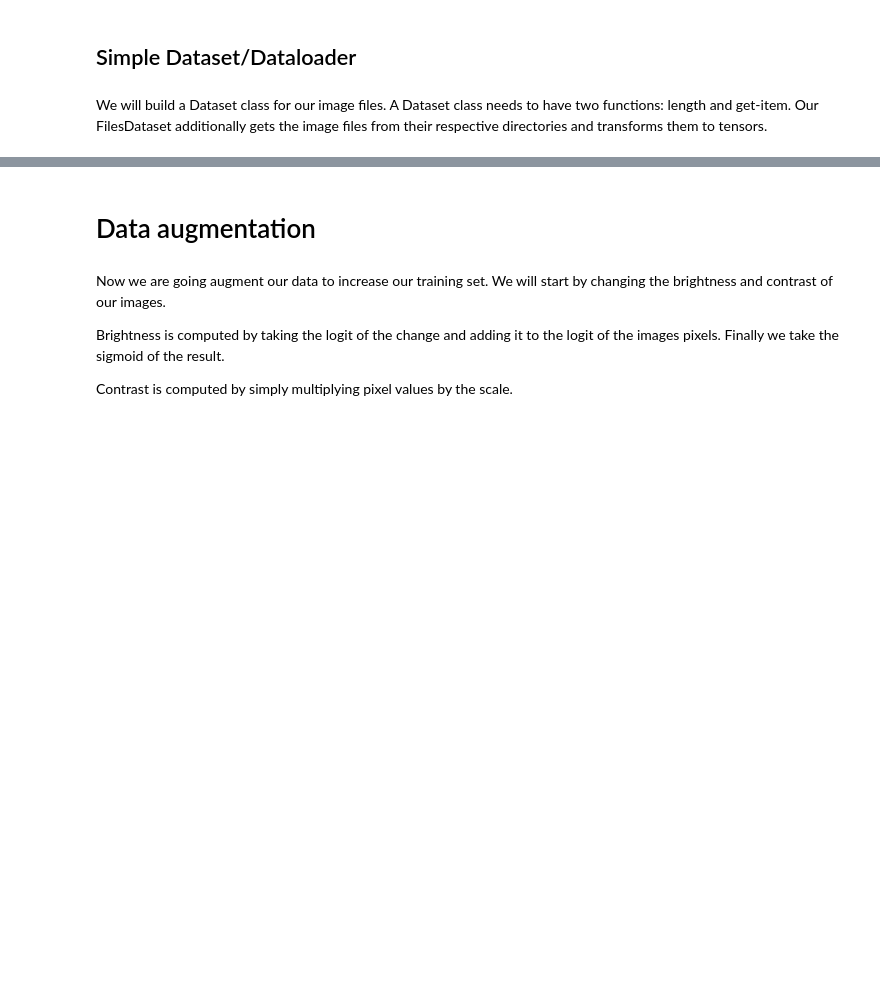
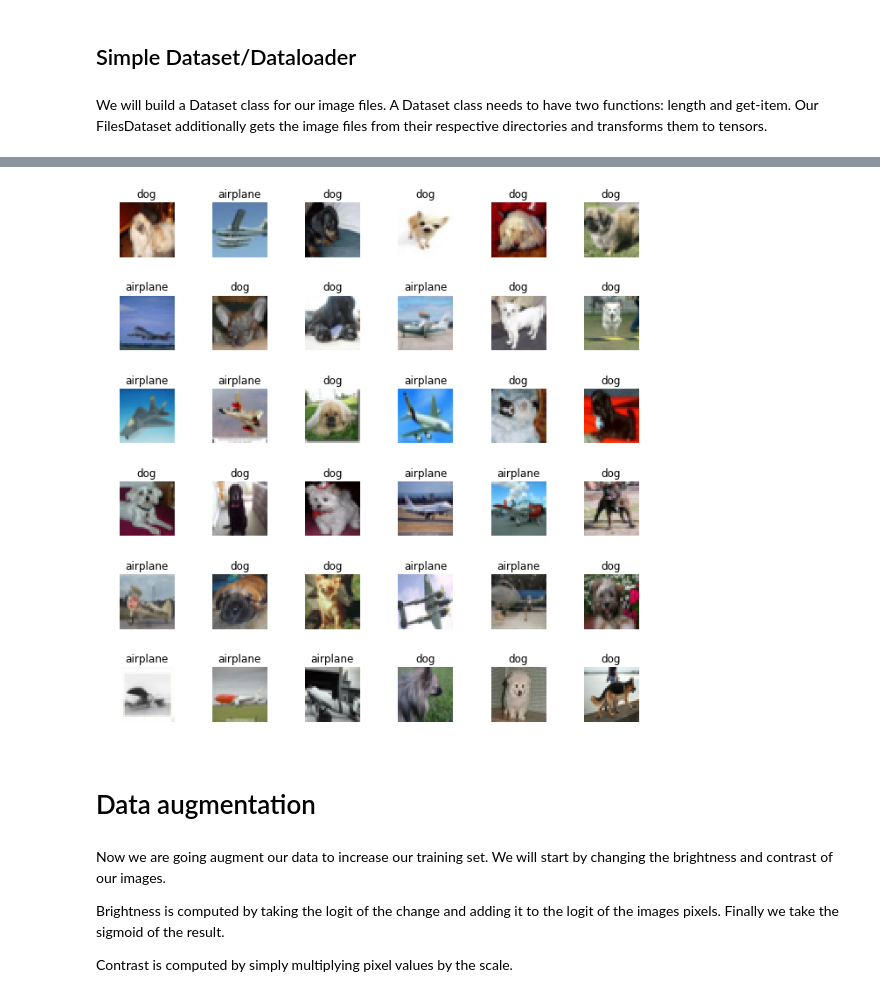
Before and after one commit to anhquan0412/fastai_v1, a Jupyter notebook: dev_nb/002_images.ipynb, the cells around one changed output, grey strips where cells are left out. Cells and saved outputs as stored; diff of their text form; code cells hidden in the pictures; blank space fills up the shorter version.

```diff
--- a/dev_nb/002_images.ipynb
+++ b/dev_nb/002_images.ipynb
@@ -107,4 +192,5 @@ def show_images(x,y,rows, classes, figsize=(9,9)):
         ax.set_title(classes[y[i]])
     plt.tight_layout()
 # %%
-show_image_batch(data.train_dl, train_ds.classes, 6)
+show_image_batch(data.train_dl, train_ds.classes, rows=6)
+# %% [output]
@@ -111,3 +198,4 @@ show_image_batch(data.train_dl, train_ds.classes, 6)
+[figure, added]
 # %% [markdown]
 # Data augmentation
 # %% [markdown]
```
Also changed, not shown: parts of 18 cells of this notebook, 1 other file.
